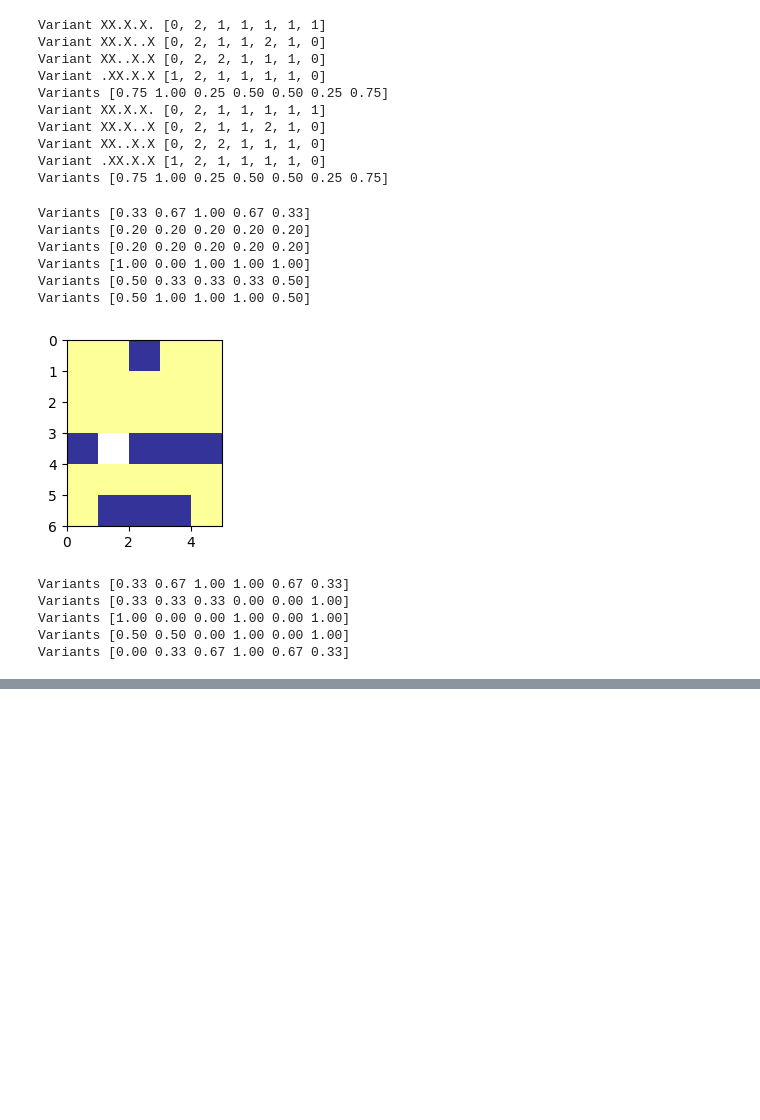
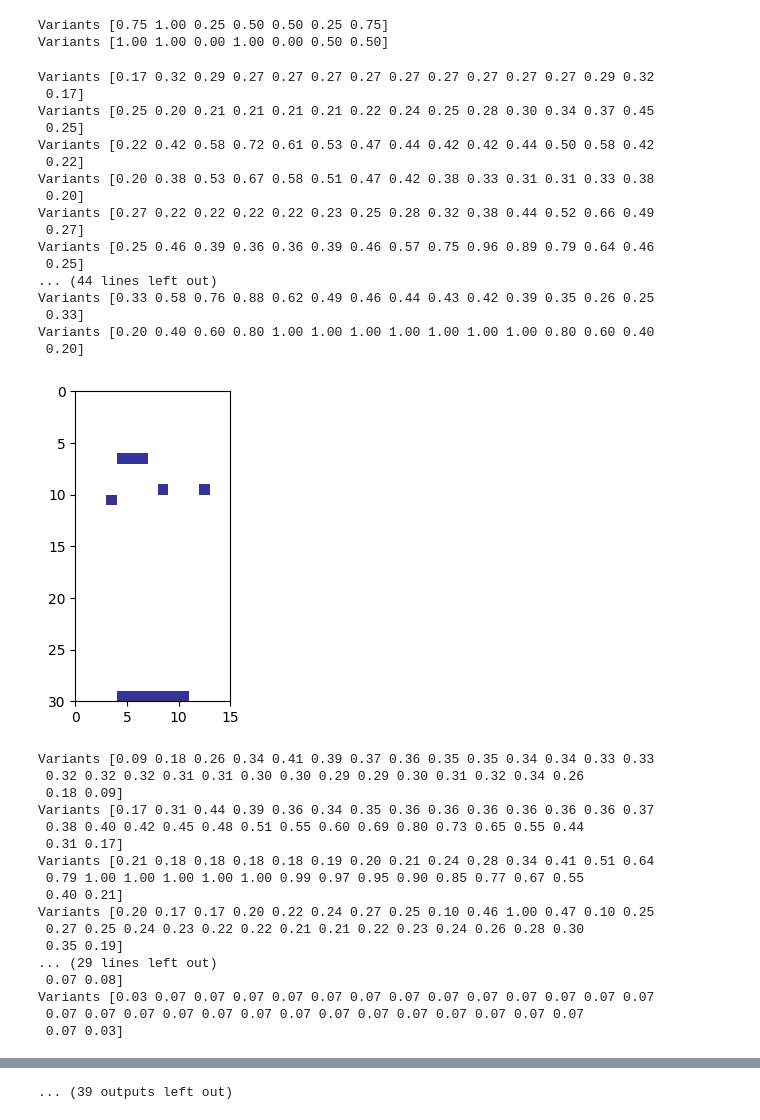
Before and after one commit to DeirhX/griddler, a Jupyter notebook: Griddler.ipynb, the cells around one changed output, grey strips where cells are left out. Cells and saved outputs as stored; diff of their text form; code cells hidden in the pictures; blank space fills up the shorter version.

```diff
--- a/Griddler.ipynb
+++ b/Griddler.ipynb
@@ -67,13 +67,11 @@ class Seq:
     # partial - partially built list of this combination
     def variants(self, width, known_pieces=[], partial=[]):
         if self.cached is None:
-            self.cached = [variant for variant in self.get_variants(width, partial)]
+            self.cached = [variant for variant in self.gather_variants(width, partial)]
         for variant in self.cached:
-        # for variant in self.get_variants(width, partial):
-            print(variant)
-            yield variant
+            if variant.can_fit(known_pieces): yield variant
 
-    def get_variants(self, width, partial=[]):
+    def gather_variants(self, width, partial=[]):
         if debug_level > 1: print(f'remain={self.list}, partial={partial}')
         if not self.list:
             # Successfully emptied all requirements
@@ -85,7 +83,7 @@ class Seq:
         # Minimum space needed to fit all the remaining ones
         reserved = sum(self.list[1:]) + len(self.list[1:])
         for i in range(0 if not partial else 1, 1 + width - (first + reserved + sum(partial))):
-            yield from Seq(self.list[1:]).get_variants(width, partial + [i, first])
+            yield from Seq(self.list[1:]).gather_variants(width, partial + [i, first])
 
 # Solving matrix
 class Field:
@@ -136,47 +134,62 @@ debug_level = 0
 print(Variants(Seq([2,1,1]).variants(7))) # All possibilities
 print(Variants(Seq([2,1,1]).variants(7, [0.5, 0.5, 0.5, 1, 0.5, 0.5, 0.5 ]))) # Filtered by known pieces
 # %% [output]
-Variant XX.X.X. [0, 2, 1, 1, 1, 1, 1]
-Variant XX.X..X [0, 2, 1, 1, 2, 1, 0]
-Variant XX..X.X [0, 2, 2, 1, 1, 1, 0]
-Variant .XX.X.X [1, 2, 1, 1, 1, 1, 0]
 Variants [0.75 1.00 0.25 0.50 0.50 0.25 0.75]
-Variant XX.X.X. [0, 2, 1, 1, 1, 1, 1]
-Variant XX.X..X [0, 2, 1, 1, 2, 1, 0]
-Variant XX..X.X [0, 2, 2, 1, 1, 1, 0]
-Variant .XX.X.X [1, 2, 1, 1, 1, 1, 0]
-Variants [0.75 1.00 0.25 0.50 0.50 0.25 0.75]
+Variants [1.00 1.00 0.00 1.00 0.00 0.50 0.50]
 # %%
 # Read test data and solve
-with open('gridler.train.json.txt') as f:
+with open('gridler.test.json.txt') as f:
     data = json.load(f)
 
 rows = [Seq(row) for row in data['rows']]
 cols = [Seq(col) for col in data['columns']]
 field = Field(rows, cols)
 
 while field.solve_step():
     field.visualize()
 
 field.visualize()
 print("Solved (without branching)") if not 0.5 in field.mat else print("Unsolved")
 
 # Current state:
 #  Slow
 #  Has to walk through all possibilites
 #  No branching support
 #  Can't handle big matrixes
 #  Hopefully correct :-)
 # %% [output]
-Variants [0.33 0.67 1.00 0.67 0.33]
-Variants [0.20 0.20 0.20 0.20 0.20]
-Variants [0.20 0.20 0.20 0.20 0.20]
-Variants [1.00 0.00 1.00 1.00 1.00]
-Variants [0.50 0.33 0.33 0.33 0.50]
-Variants [0.50 1.00 1.00 1.00 0.50]
+Variants [0.17 0.32 0.29 0.27 0.27 0.27 0.27 0.27 0.27 0.27 0.27 0.27 0.29 0.32
+ 0.17]
+Variants [0.25 0.20 0.21 0.21 0.21 0.21 0.22 0.24 0.25 0.28 0.30 0.34 0.37 0.45
+ 0.25]
+Variants [0.22 0.42 0.58 0.72 0.61 0.53 0.47 0.44 0.42 0.42 0.44 0.50 0.58 0.42
+ 0.22]
+Variants [0.20 0.38 0.53 0.67 0.58 0.51 0.47 0.42 0.38 0.33 0.31 0.31 0.33 0.38
+ 0.20]
+Variants [0.27 0.22 0.22 0.22 0.22 0.23 0.25 0.28 0.32 0.38 0.44 0.52 0.66 0.49
+ 0.27]
+Variants [0.25 0.46 0.39 0.36 0.36 0.39 0.46 0.57 0.75 0.96 0.89 0.79 0.64 0.46
+ 0.25]
+... (44 lines left out)
+Variants [0.33 0.58 0.76 0.88 0.62 0.49 0.46 0.44 0.43 0.42 0.39 0.35 0.26 0.25
+ 0.33]
+Variants [0.20 0.40 0.60 0.80 1.00 1.00 1.00 1.00 1.00 1.00 1.00 0.80 0.60 0.40
+ 0.20]
-[figure, old version]
+[figure, new version]
-Variants [0.33 0.67 1.00 1.00 0.67 0.33]
-Variants [0.33 0.33 0.33 0.00 0.00 1.00]
-Variants [1.00 0.00 0.00 1.00 0.00 1.00]
-Variants [0.50 0.50 0.00 1.00 0.00 1.00]
-Variants [0.00 0.33 0.67 1.00 0.67 0.33]
+Variants [0.09 0.18 0.26 0.34 0.41 0.39 0.37 0.36 0.35 0.35 0.34 0.34 0.33 0.33
+ 0.32 0.32 0.32 0.31 0.31 0.30 0.30 0.29 0.29 0.30 0.31 0.32 0.34 0.26
+ 0.18 0.09]
+Variants [0.17 0.31 0.44 0.39 0.36 0.34 0.35 0.36 0.36 0.36 0.36 0.36 0.36 0.37
+ 0.38 0.40 0.42 0.45 0.48 0.51 0.55 0.60 0.69 0.80 0.73 0.65 0.55 0.44
+ 0.31 0.17]
+Variants [0.21 0.18 0.18 0.18 0.18 0.19 0.20 0.21 0.24 0.28 0.34 0.41 0.51 0.64
+ 0.79 1.00 1.00 1.00 1.00 1.00 0.99 0.97 0.95 0.90 0.85 0.77 0.67 0.55
+ 0.40 0.21]
+Variants [0.20 0.17 0.17 0.20 0.22 0.24 0.27 0.25 0.10 0.46 1.00 0.47 0.10 0.25
+ 0.27 0.25 0.24 0.23 0.22 0.22 0.21 0.21 0.22 0.23 0.24 0.26 0.28 0.30
+ 0.35 0.19]
+... (29 lines left out)
+ 0.07 0.08]
+Variants [0.03 0.07 0.07 0.07 0.07 0.07 0.07 0.07 0.07 0.07 0.07 0.07 0.07 0.07
+ 0.07 0.07 0.07 0.07 0.07 0.07 0.07 0.07 0.07 0.07 0.07 0.07 0.07 0.07
+ 0.07 0.03]
@@ -191,0 +269 @@ Unsolved
+... (39 outputs left out)
```
Also changed, not shown: parts of 1 cell of this notebook, 2 other files.
